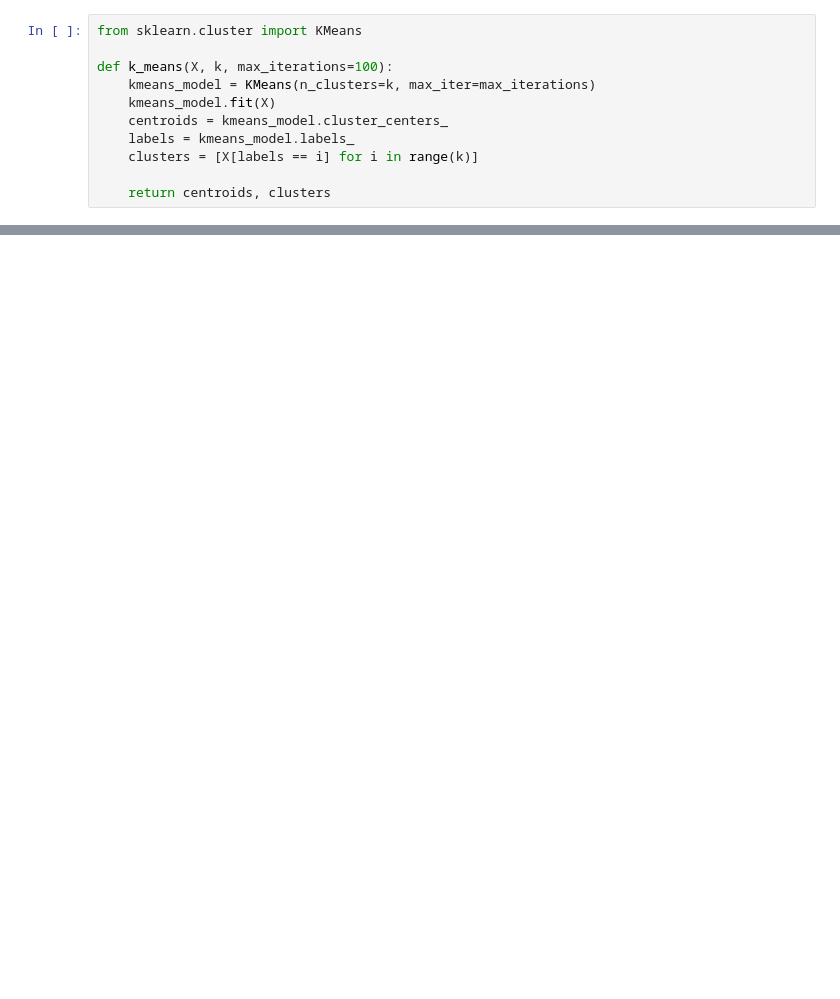
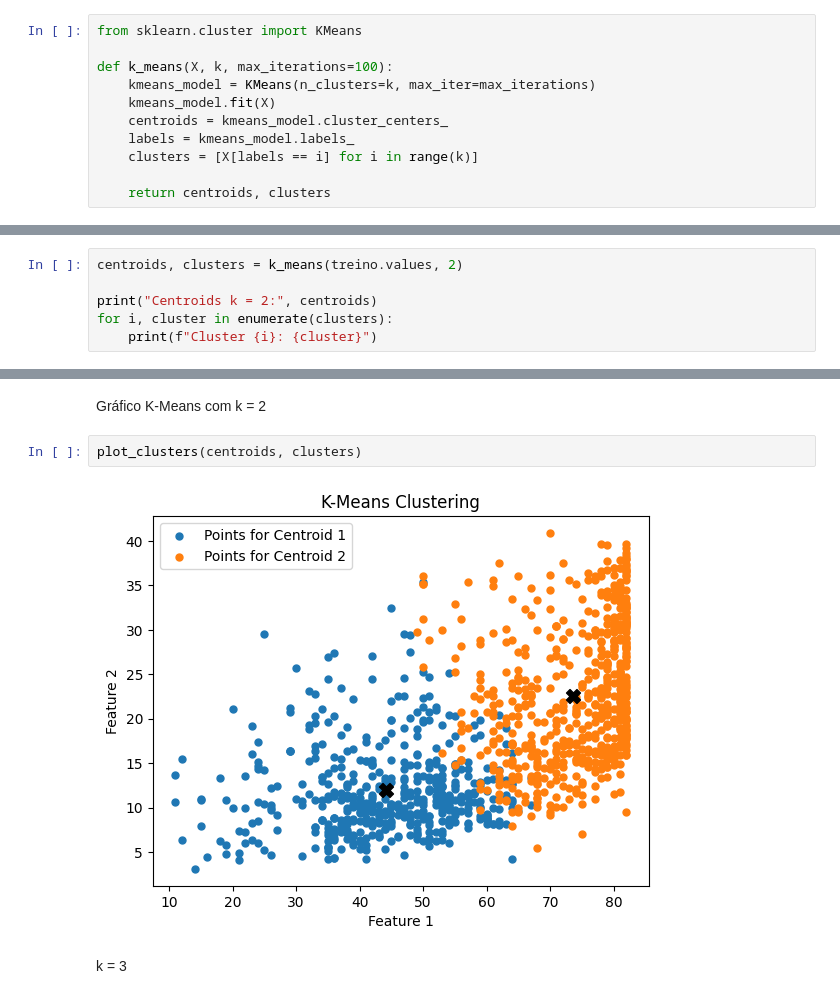
Before and after one commit to BellaVignoli/TP2_IA, a Jupyter notebook: TP2.ipynb, the cells around one changed output, grey strips where cells are left out. Drawn from its saved outputs; the diff is of its cells as text; blank space fills up the shorter version.

```diff
--- a/TP2.ipynb
+++ b/TP2.ipynb
@@ -254,0 +292,6 @@ def k_means(X, k, max_iterations=100):
+# %%
+centroids, clusters = k_means(treino.values, 2)
+
+print("Centroids k = 2:", centroids)
+for i, cluster in enumerate(clusters):
+    print(f"Cluster {i}: {cluster}")
@@ -254,0 +316,8 @@ def k_means(X, k, max_iterations=100):
+# %% [markdown]
+Gráfico K-Means com k = 2
+# %%
+plot_clusters(centroids, clusters)
+# %% [output]
+[figure, added]
+# %% [markdown]
+k = 3
```
Also changed, not shown: parts of 20 cells of this notebook.
